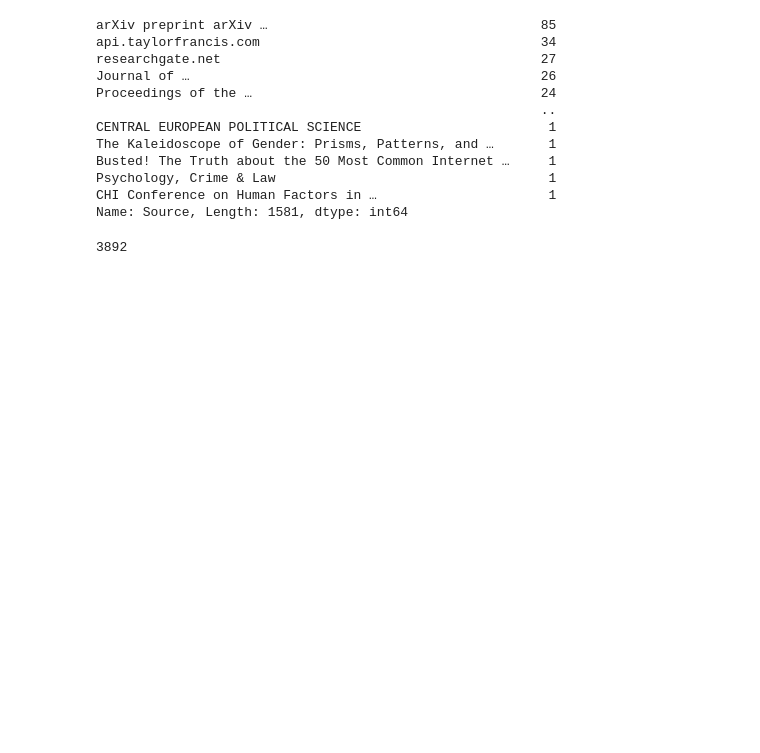
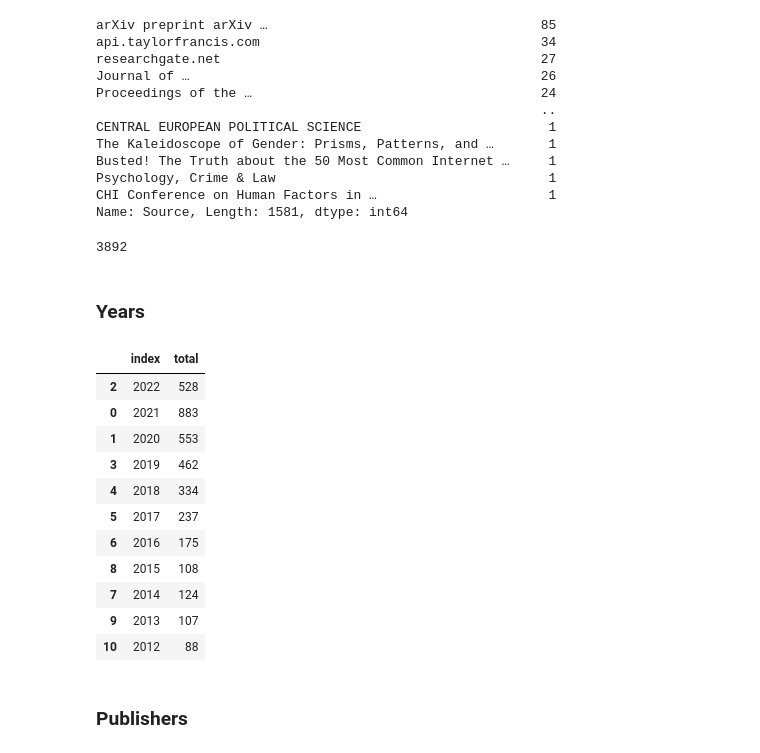
Before and after one commit to booktrackerGirl/Data-wrangling-and-analysis, a Jupyter notebook: Goggle Scholar Search/google_scholar_search_analysis.ipynb, the cells around one changed output. Cells and saved outputs as stored; diff of their text form; code cells hidden in the pictures; blank space fills up the shorter version.

```diff
--- a/Goggle Scholar Search/google_scholar_search_analysis.ipynb
+++ b/Goggle Scholar Search/google_scholar_search_analysis.ipynb
@@ -126,3 +126,5 @@ df['Source'].isna().count()
 # The high number of NA could be because of a large number of preprints
 # %% [output]
 3892
+# %% [markdown]
+### Years
@@ -128,0 +134,17 @@ df['Source'].isna().count()
+# %%
+n_years = df['Year'].value_counts().reset_index(name='total')
+n_years = n_years.sort_values(by="index", ascending=False)[["index", "total"]]
+n_years
+# %% [output]
+|  | index | total |
+| 2 | 2022 | 528 |
+| 0 | 2021 | 883 |
+| 1 | 2020 | 553 |
+| 3 | 2019 | 462 |
+| 4 | 2018 | 334 |
+| 5 | 2017 | 237 |
+| 6 | 2016 | 175 |
+| 8 | 2015 | 108 |
+| 7 | 2014 | 124 |
+| 9 | 2013 | 107 |
+| 10 | 2012 | 88 |
@@ -128,0 +161,2 @@ df['Source'].isna().count()
+# %% [markdown]
+### Publishers
```
Also changed, not shown: parts of 7 cells of this notebook.
